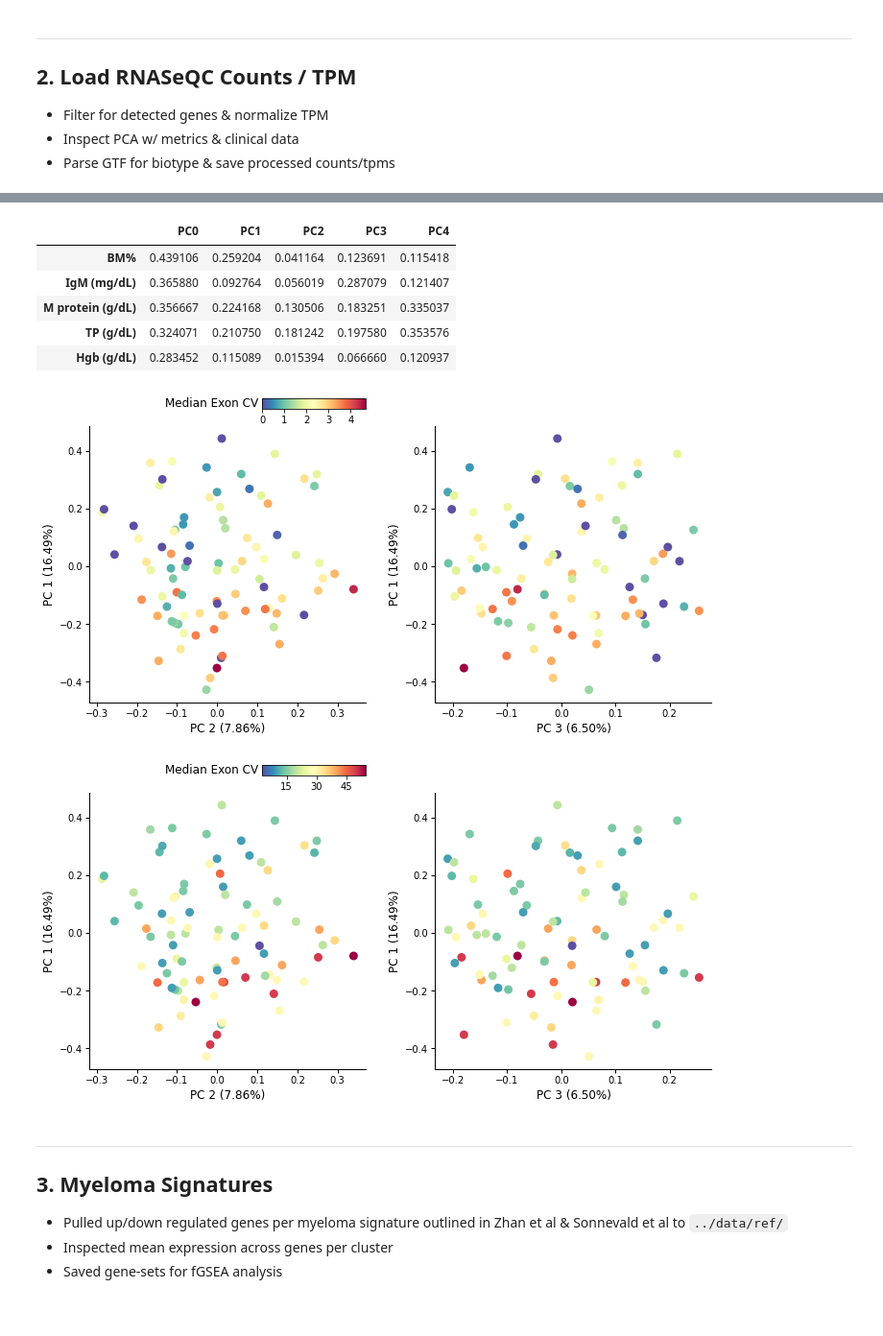
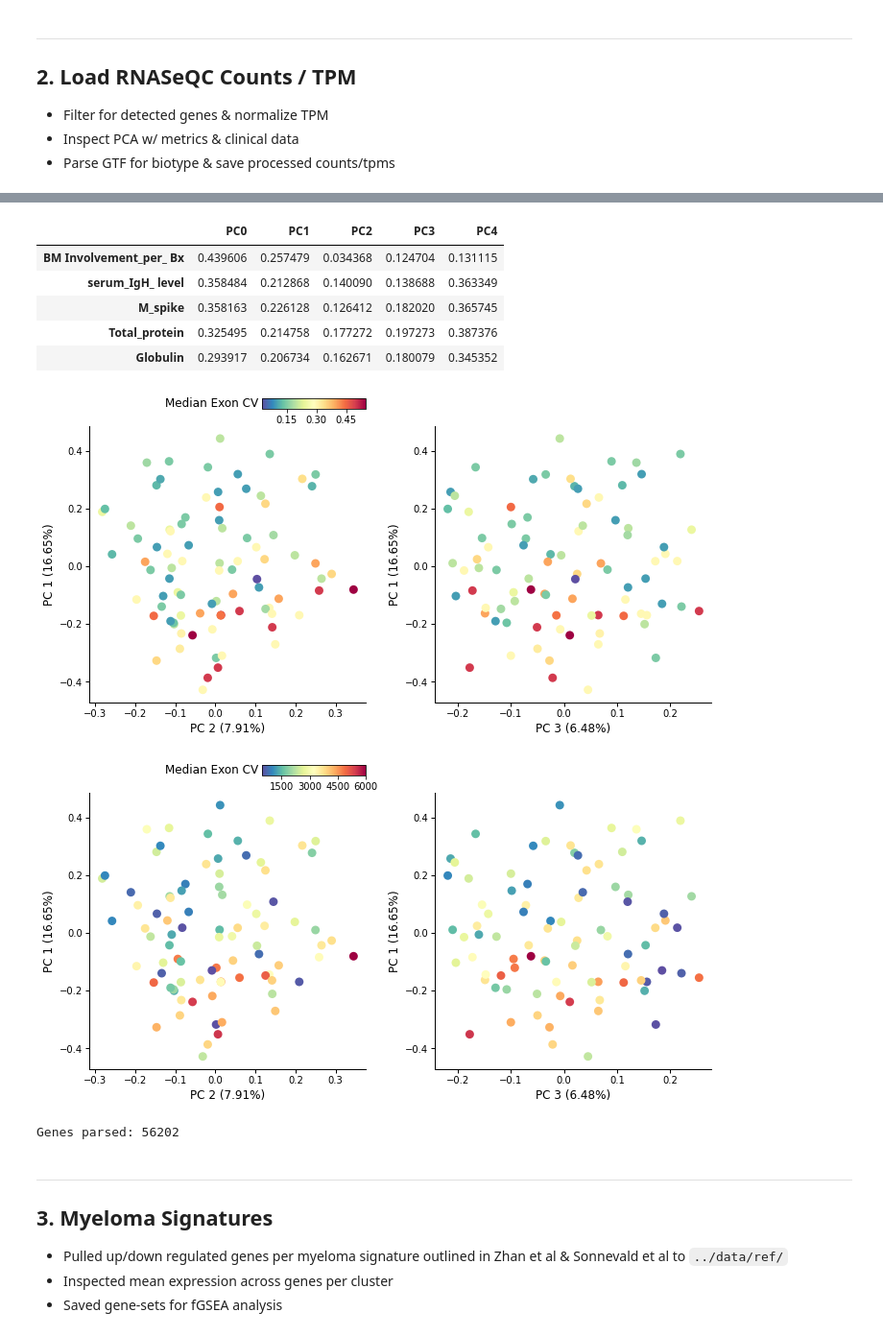
Before and after one commit to getzlab/SMM_clustering_2020, a Jupyter notebook: Fig2/1_process_rna.ipynb, the cells around one changed output, grey strips where cells are left out. Shown: that part at 96% size. Saved outputs shown, nothing was run; the diff lists cells and outputs as text; code cells hidden in the pictures.

Commit message:
update sample indices

```diff
--- a/Fig2/1_process_rna.ipynb
+++ b/Fig2/1_process_rna.ipynb
@@ -21,10 +22,9 @@ This notebook contains code to process RNA, examine QC metrics, and look at over
 
 **Author**: [Shankara Anand](sanand@broadinstitute.org)
 # %%
-JAN_METRICS = '../data/rna/Janssen_RNA.metrics.tsv'
-JAN_TPMS = '../data/rna/Janssen_RNA.rnaseqc_tpm.gct.gz'
-JAN_COUNTS = '../data/rna/Janssen_RNA.rnaseqc_counts.gct.gz'
-JAN_CLINICAL = '../data/rna/Janssen_clinical_meta.txt'
+JAN_METRICS = '../data/rna/RNASeQC_metrics.tsv'
+JAN_TPMS = '../data/rna/RNASeQC_tpm.tsv'
+JAN_COUNTS = '../data/rna/RNASeQC_counts.tsv'
 RNA_GTF = "../data/rna/gencode.v19.genes.v7.patched_contigs.gtf"
 # %%
 PLOT_DIR = "figures"
@@ -41,8 +41,7 @@ os.makedirs(SUPP_DIR, exist_ok=True)
 # %%
 MEDIAN_EXON_CV_CUTOFF = 0.8
 # %%
-metrics = pd.read_csv(JAN_METRICS,sep='\t')
-metrics['Sample'] = [x.lower() for x in metrics['Sample']]
+metrics = pd.read_csv(JAN_METRICS,sep='\t', index_col=0)
 metrics['filter'] = metrics['Median Exon CV'] < MEDIAN_EXON_CV_CUTOFF
 # %%
 pl.plot_rnaseqc_metrics_grid(metrics, MEDIAN_EXON_CV_CUTOFF)
@@ -70,3 +59,10 @@ counts.columns = [x.lower() for x in counts.columns]
+# %%
+tpm, tpm_norm, counts, gene_name = smm.tpm_loader(
+    JAN_TPMS,
+    JAN_COUNTS,
+    samples=metrics[metrics['filter']].index,
+    skiprows=0
+)
 # %%
 P_df,pca = smm.get_pcs(tpm)
 # %%
@@ -103,5 +99,6 @@ _ = smm.plot_pca(
 # %%
-clinical_meta_df = pd.read_csv(JAN_CLINICAL, sep='\t', index_col=0)
+clinical_meta_df = pd.read_csv("../data/raw/SMM_study_final_list_detailed_github.txt", sep='\t',index_col=0).loc[P_df.index,clinical_metadata]
+
 corr_df = P_df.join(clinical_meta_df).corr('pearson')
 corr_df = corr_df.loc[P_df.columns, set(corr_df)-set(P_df.columns)]
 pca_corrs = ((corr_df.T.dropna() ** 2).sort_values(0,ascending=False) ** 0.5).rename(columns={x:'PC'+str(x) for x in list(P_df.columns)})
@@ -109,29 +106,29 @@ pca_corrs.to_csv(os.path.join(SUPP_DIR, "table8_clinical_meta_to_pcs.tsv"), sep=
 pca_corrs.head()
 # %% [output]
 |  | PC0 | PC1 | PC2 | PC3 | PC4 |
-| BM% | 0.439106 | 0.259204 | 0.041164 | 0.123691 | 0.115418 |
-| IgM (mg/dL) | 0.365880 | 0.092764 | 0.056019 | 0.287079 | 0.121407 |
-| M protein (g/dL) | 0.356667 | 0.224168 | 0.130506 | 0.183251 | 0.335037 |
-| TP (g/dL) | 0.324071 | 0.210750 | 0.181242 | 0.197580 | 0.353576 |
-| Hgb (g/dL) | 0.283452 | 0.115089 | 0.015394 | 0.066660 | 0.120937 |
+| BM Involvement_per_ Bx | 0.439606 | 0.257479 | 0.034368 | 0.124704 | 0.131115 |
+| serum_IgH_ level | 0.358484 | 0.212868 | 0.140090 | 0.138688 | 0.363349 |
+| M_spike | 0.358163 | 0.226128 | 0.126412 | 0.182020 | 0.365745 |
+| Total_protein | 0.325495 | 0.214758 | 0.177272 | 0.197273 | 0.387376 |
+| Globulin | 0.293917 | 0.206734 | 0.162671 | 0.180079 | 0.345352 |
 # %%
 _ = smm.plot_pca(
     P_df,
     pca,
-    c=clinical_meta_df.loc[P_df.index]['M protein (g/dL)'],
+    c=clinical_meta_df.loc[P_df.index]['BM Involvement_per_ Bx'],
     s=80,
     clabel='Median Exon CV'
 )
 _ = smm.plot_pca(
     P_df,
     pca,
-    c=clinical_meta_df.loc[P_df.index]['BM%'],
+    c=clinical_meta_df.loc[P_df.index]['serum_IgH_ level'],
     s=80,
     clabel='Median Exon CV'
 )
 # %% [output]
-[figure, old version]
+[figure, new version]
-[figure, old version]
+[figure, new version]
 # %%
 # Save Filtered TPM, Normalized TPM, Counts
 tpm.to_csv(os.path.join(SUPP_DIR, "table9a_janssen_tpm.tsv"),sep='\t')
@@ -142,6 +139,8 @@ counts[tpm.columns].to_csv(os.path.join(SUPP_DIR, "table9c_janssen_counts.tsv"),
 annot = Annotation(RNA_GTF)
 gene_name['biotype'] = [annot.get_gene(x).biotype for x in gene_name.index]
 gene_name.to_csv(os.path.join(SUPP_DIR, "table9d_gene_name.tsv"),sep='\t')
+# %% [output]
+Genes parsed: 56202
 # %% [markdown]
 ---
 
```
Also changed, not shown: parts of 5 cells of this notebook, 13 other files.
